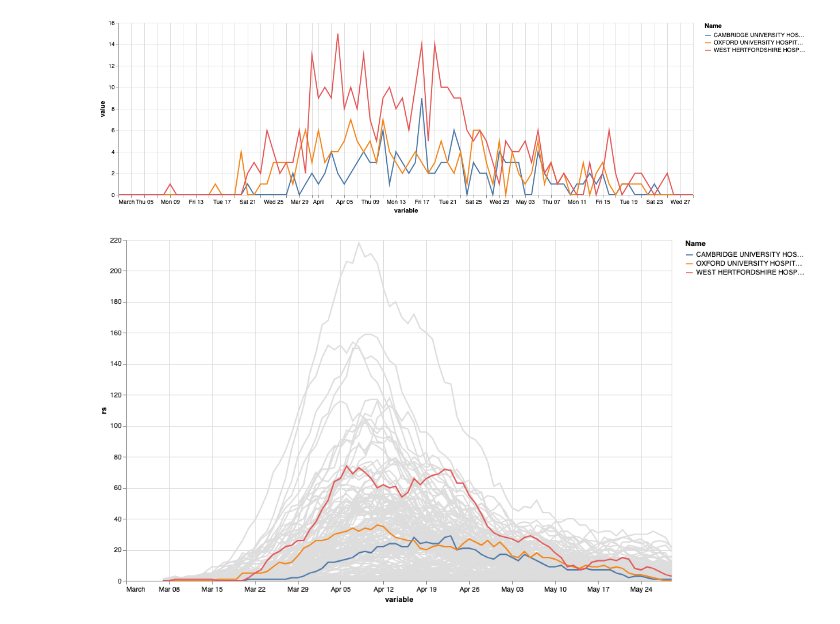
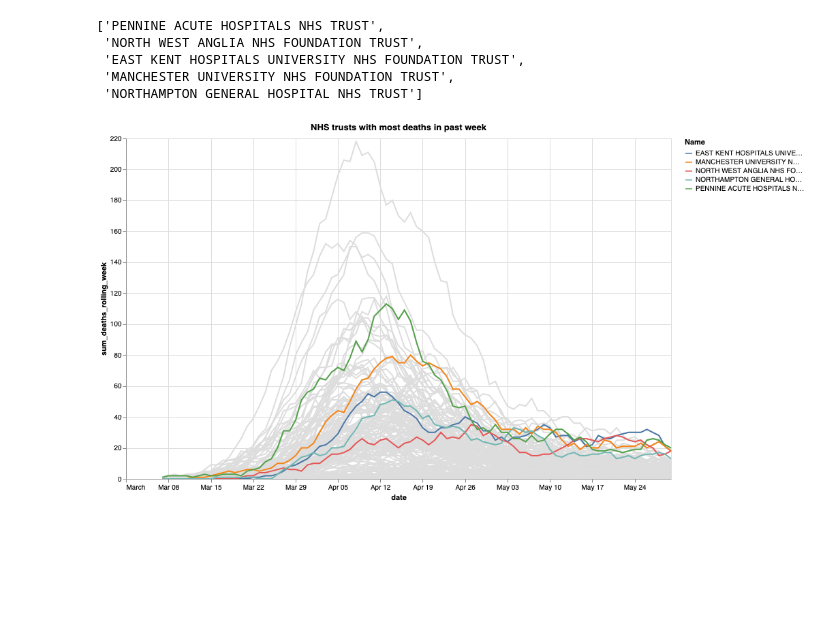
Before and after one commit to RobinL/covid_nhs_trusts, a Jupyter notebook: covid_nhs_england.ipynb, the cells around one changed output. Drawn from its saved outputs; the diff is of its cells as text; code cells hidden in the pictures; blank space fills up the shorter version.

```diff
--- a/covid_nhs_england.ipynb
+++ b/covid_nhs_england.ipynb
@@ -69,9 +90,0 @@ alt.Chart(df2).mark_line().encode(
-# %%
-alt.Chart(df2).mark_line().encode(
-    x='variable',
-    y='value',
-    color='Name',
-    tooltip=['Name', "variable", "value"]
-).properties(width=1000)
-# %% [output]
-[figure, removed]
@@ -78,21 +96,33 @@ alt.Chart(df2).mark_line().encode(
+# %%
+
+f1 = df.date == df.date.max()
+most_deaths = list(df[f1].sort_values("sum_deaths_rolling_week", ascending=False).head(5)["Name"])
+most_deaths
+# %% [output]
+['PENNINE ACUTE HOSPITALS NHS TRUST',
+ 'NORTH WEST ANGLIA NHS FOUNDATION TRUST',
+ 'EAST KENT HOSPITALS UNIVERSITY NHS FOUNDATION TRUST',
+ 'MANCHESTER UNIVERSITY NHS FOUNDATION TRUST',
+ 'NORTHAMPTON GENERAL HOSPITAL NHS TRUST']
 # %%
 alt.data_transformers.enable('json')
+f1 = df["Name"].isin(most_deaths)
+df2 = df[f1]
 c1 = alt.Chart(df).mark_line().encode(
-    x='variable',
-    y='rs',
+    x='date',
+    y='sum_deaths_rolling_week',
     color=alt.Color('Name',  scale=None),
-    tooltip=['Name', "variable", "rs"]
+    tooltip=['Name', "date", "sum_deaths_rolling_week"]
 )
 
 c2 = alt.Chart(df2).mark_line().encode(
-    x='variable',
-    y='rs',
+    x='date',
+    y='sum_deaths_rolling_week',
     color='Name',
-    tooltip=['Name', "variable", "rs"]
+    tooltip=['Name', "date", "sum_deaths_rolling_week"]
 )
 
-c3 = (c1 + c2).properties(height=500, width=800)
-
+c3 = (c1 + c2).properties(height=500, width=800, title="NHS trusts with most deaths in past week")
 c3
 # %% [output]
-[figure, old version]
+[figure, new version]
```
Also changed, not shown: parts of 11 cells of this notebook, 2 other files.
